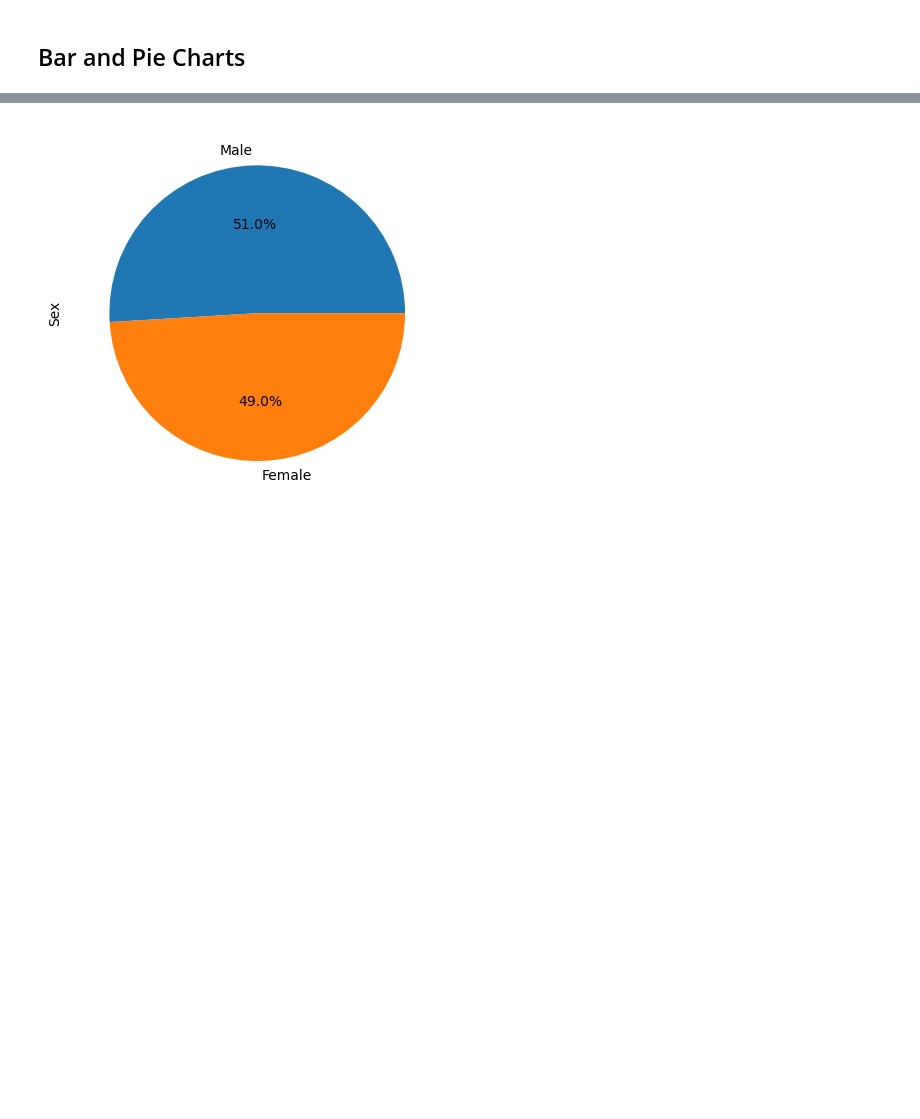
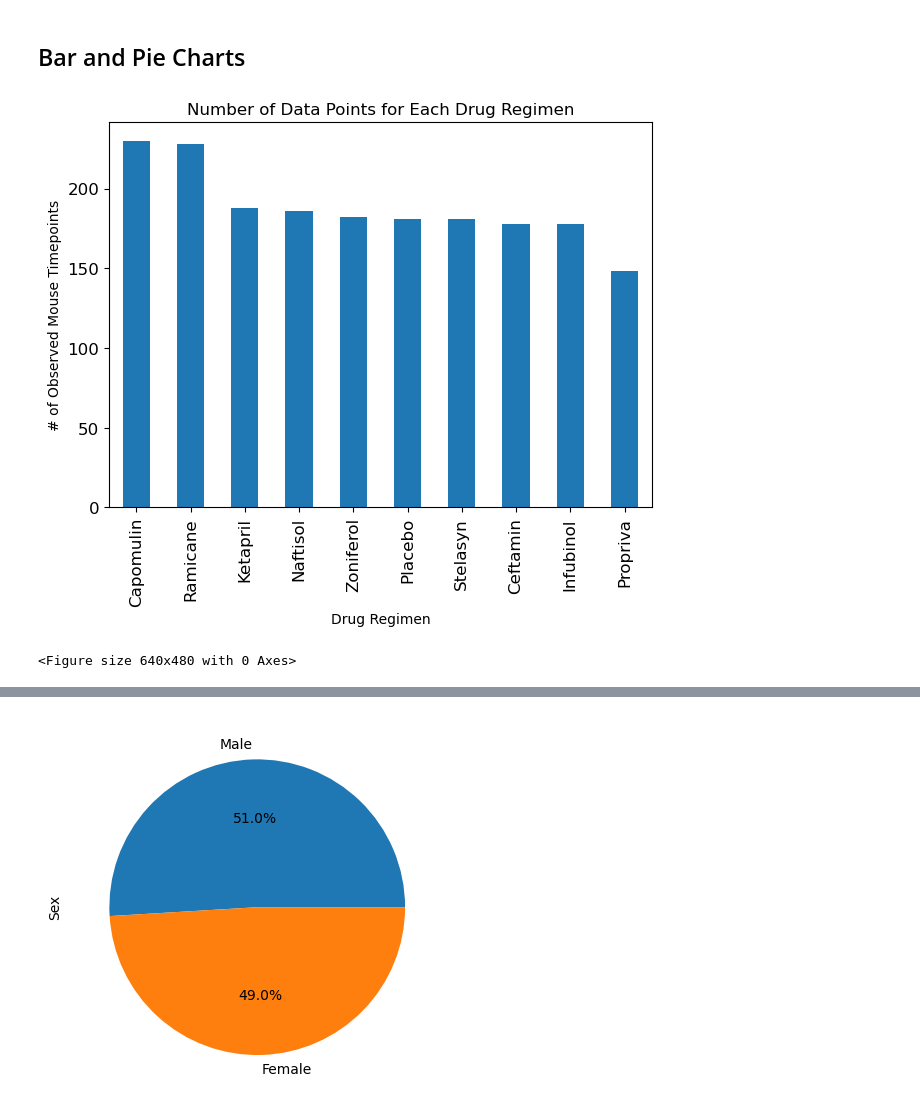
Before and after one commit to VickyL86/Data-Visualization-HWK-5, a Jupyter notebook: Pymaceuticals/pymaceuticals_starter.ipynb, the cells around one changed output, grey strips where cells are left out. Cells and saved outputs as stored; diff of their text form; code cells hidden in the pictures; blank space fills up the shorter version.

```diff
--- a/Pymaceuticals/pymaceuticals_starter.ipynb
+++ b/Pymaceuticals/pymaceuticals_starter.ipynb
@@ -121,4 +144,19 @@ duplicate_mice_df = dataset_df.loc[dataset_df["Mouse ID"] == "g989"]
 | Zoniferol | 53.236507 | 51.818479 | 48.533355 | 6.966589 | 0.516398 |
 # %% [markdown]
 ## Bar and Pie Charts
+# %%
+# Generate a bar plot showing the total number of rows (Mouse ID/Timepoints) for each drug regimen using Pandas.
+# sort bars according to value counts
+mouse_timepoints = clean_dataset_df.groupby(["Drug Regimen"]).count()["Mouse ID"]
+sorted_mouse_timepoints = mouse_timepoints.sort_values(ascending=False)
+count_chart = sorted_mouse_timepoints.plot(kind="bar", figsize=(7,5), fontsize=12)
+count_chart.set_xlabel("Drug Regimen")
+count_chart.set_ylabel("# of Observed Mouse Timepoints")
+plt.title("Number of Data Points for Each Drug Regimen")
+
+plt.show()
+plt.tight_layout()
+# %% [output]
+[figure, added]
+<Figure size 640x480 with 0 Axes>
 # %%
```
Also changed, not shown: parts of 9 cells of this notebook.
